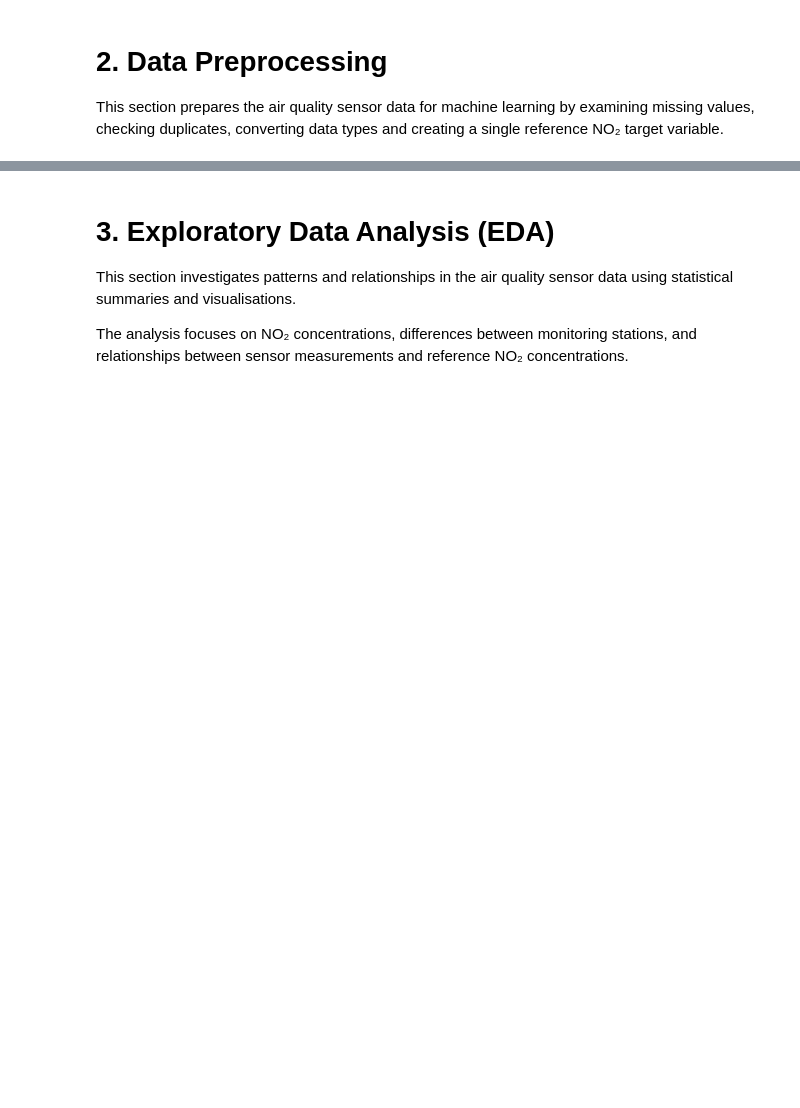
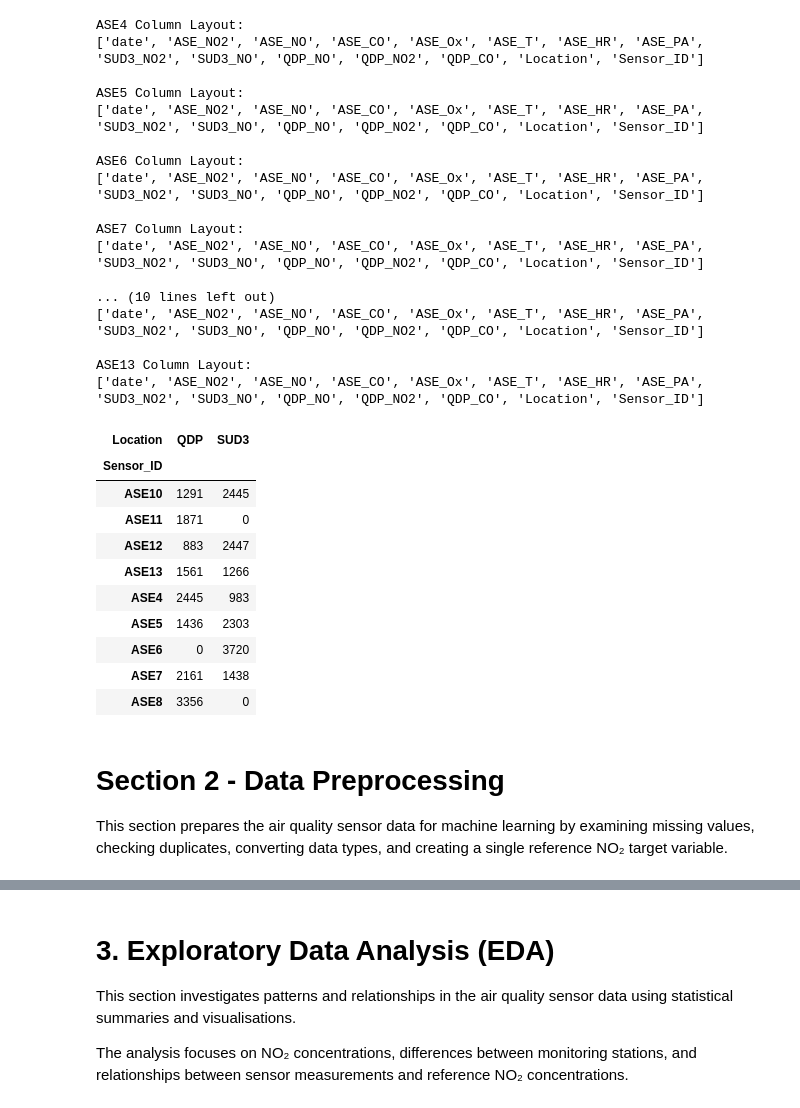
Before and after one commit to JoshuaBL2002/Advanced-Data-Science-Project-Repository, a Jupyter notebook: notebooks/Air_Quality_NO2_Project.ipynb, the cells around one changed output, grey strips where cells are left out. Saved outputs shown, nothing was run; the diff lists cells and outputs as text; code cells hidden in the pictures; blank space fills up the shorter version.

```diff
--- a/notebooks/Air_Quality_NO2_Project.ipynb
+++ b/notebooks/Air_Quality_NO2_Project.ipynb
@@ -72,0 +69,30 @@ display(df.head())
+# %%
+# Section 1.1.4 - Quick Dataset Check
+# Perform a preliminary discovery of individual sensor CSV files and print their basic row counts
+import glob
+import os
+
+sensor_names = [
+    "ASE4", "ASE5", "ASE6", "ASE7", "ASE8",
+    "ASE10", "ASE11", "ASE12", "ASE13"
+]
+
+sensor_data = {}
+
+for sensor in sensor_names:
+    matches = glob.glob(
+        f"/content/rouen_dataset/**/{sensor}.csv",
+        recursive=True
+    )
+
+    if not matches:
+        print(f"Missing dataset: {sensor}")
+        continue
+
+    temp = pd.read_csv(matches[0], sep=";")
+    temp["Sensor_ID"] = sensor
+    sensor_data[sensor] = temp
+
+    print(f"{sensor}: {len(temp)} observations")
+
+print("Datasets loaded:", len(sensor_data))
@@ -73 +216,42 @@ display(df.head())
+# %%
+# Section 1.4 - Validate Column Mappings and Station Distributions
+# Review individual schemas and build a distribution matrix mapping locations and sensor nodes
+# Print column layouts for each sensor to verify feature consistency
+for sensor, dataset in sensor_data.items():
+    print(f"\n{sensor} Column Layout:")
+    print(dataset.columns.tolist())
+
+# Generate a cross-tabulation comparing sensor node vs location
+display(
+    pd.crosstab(df["Sensor_ID"], df["Location"])
+)
+# %% [output]
+ASE4 Column Layout:
+['date', 'ASE_NO2', 'ASE_NO', 'ASE_CO', 'ASE_Ox', 'ASE_T', 'ASE_HR', 'ASE_PA', 'SUD3_NO2', 'SUD3_NO', 'QDP_NO', 'QDP_NO2', 'QDP_CO', 'Location', 'Sensor_ID']
+
+ASE5 Column Layout:
+['date', 'ASE_NO2', 'ASE_NO', 'ASE_CO', 'ASE_Ox', 'ASE_T', 'ASE_HR', 'ASE_PA', 'SUD3_NO2', 'SUD3_NO', 'QDP_NO', 'QDP_NO2', 'QDP_CO', 'Location', 'Sensor_ID']
+
+ASE6 Column Layout:
+['date', 'ASE_NO2', 'ASE_NO', 'ASE_CO', 'ASE_Ox', 'ASE_T', 'ASE_HR', 'ASE_PA', 'SUD3_NO2', 'SUD3_NO', 'QDP_NO', 'QDP_NO2', 'QDP_CO', 'Location', 'Sensor_ID']
+
+ASE7 Column Layout:
+['date', 'ASE_NO2', 'ASE_NO', 'ASE_CO', 'ASE_Ox', 'ASE_T', 'ASE_HR', 'ASE_PA', 'SUD3_NO2', 'SUD3_NO', 'QDP_NO', 'QDP_NO2', 'QDP_CO', 'Location', 'Sensor_ID']
+
+... (10 lines left out)
+['date', 'ASE_NO2', 'ASE_NO', 'ASE_CO', 'ASE_Ox', 'ASE_T', 'ASE_HR', 'ASE_PA', 'SUD3_NO2', 'SUD3_NO', 'QDP_NO', 'QDP_NO2', 'QDP_CO', 'Location', 'Sensor_ID']
+
+ASE13 Column Layout:
+['date', 'ASE_NO2', 'ASE_NO', 'ASE_CO', 'ASE_Ox', 'ASE_T', 'ASE_HR', 'ASE_PA', 'SUD3_NO2', 'SUD3_NO', 'QDP_NO', 'QDP_NO2', 'QDP_CO', 'Location', 'Sensor_ID']
+| Location | QDP | SUD3 |
+| Sensor_ID |  |  |
+| ASE10 | 1291 | 2445 |
+| ASE11 | 1871 | 0 |
+| ASE12 | 883 | 2447 |
+| ASE13 | 1561 | 1266 |
+| ASE4 | 2445 | 983 |
+| ASE5 | 1436 | 2303 |
+| ASE6 | 0 | 3720 |
+| ASE7 | 2161 | 1438 |
+| ASE8 | 3356 | 0 |
 # %%
@@ -86,9 +272,6 @@ df.info()
 print("\nMissing values:")
 display(df.isnull().sum())
 # %% [markdown]
-# 2. Data Preprocessing
+# Section 2 - Data Preprocessing
 
-This section prepares the air quality sensor data for
-machine learning by examining missing values, checking
-duplicates, converting data types and creating a single
-reference NO₂ target variable.
+This section prepares the air quality sensor data for machine learning by examining missing values, checking duplicates, converting data types, and creating a single reference NO₂ target variable.
```
Also changed, not shown: parts of 33 cells of this notebook.
